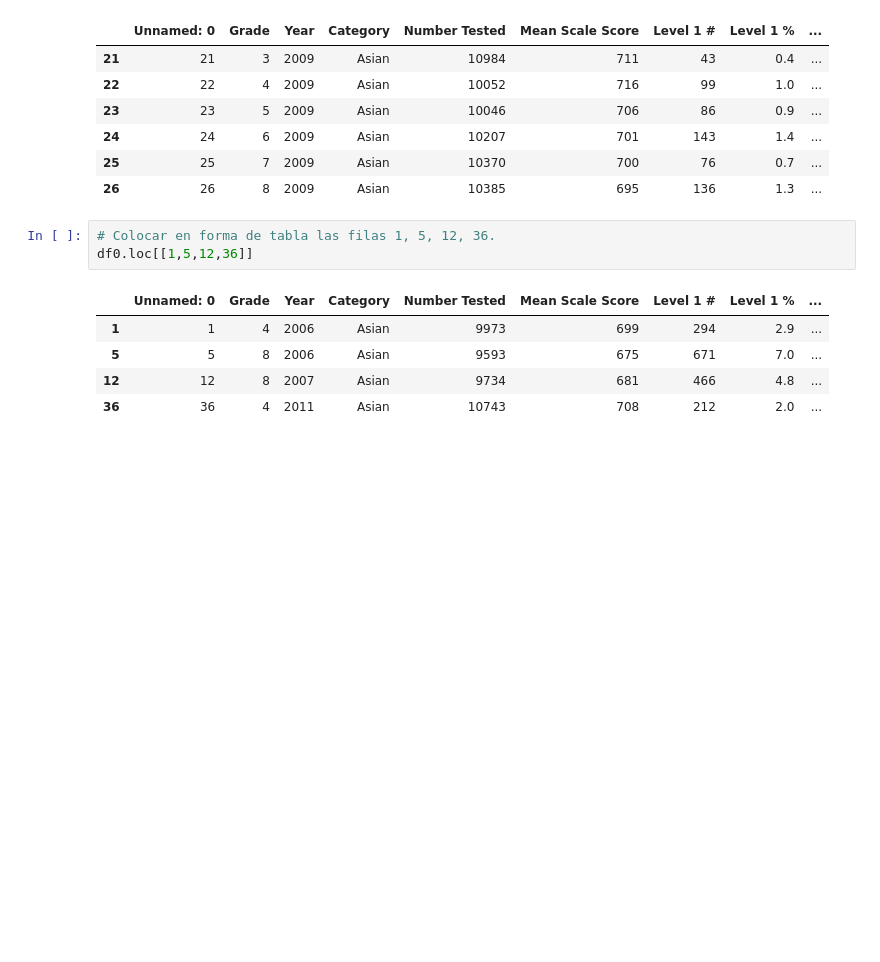
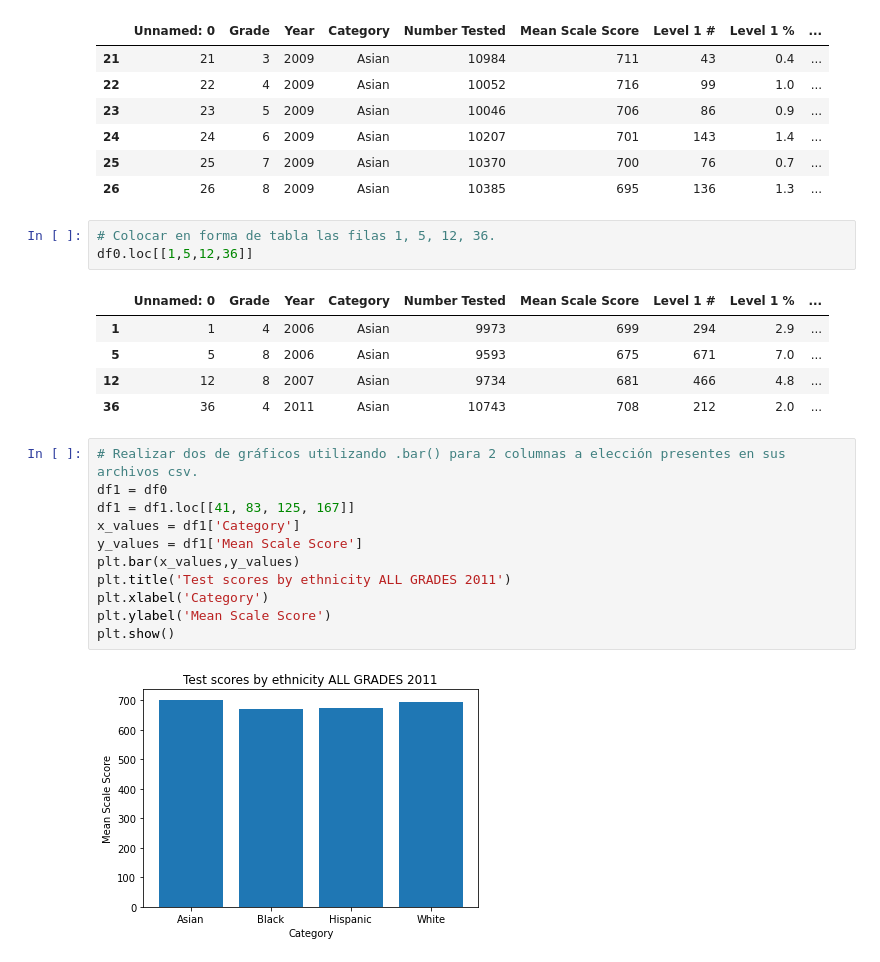
Before and after one commit to SimonAtias/Trabajos, a Jupyter notebook: Tec. Soporte Informático 2021/ManejoCsvPython/notebooks/exp.ipynb, the cells around one changed output. Drawn from its saved outputs; the diff is of its cells as text; blank space fills up the shorter version.

```diff
--- a/Tec. Soporte Informático 2021/ManejoCsvPython/notebooks/exp.ipynb
+++ b/Tec. Soporte Informático 2021/ManejoCsvPython/notebooks/exp.ipynb
@@ -67,3 +69,16 @@ df0.loc[[1,5,12,36]]
 | 5 | 5 | 8 | 2006 | Asian | 9593 | 675 | 671 | 7.0 | ... |
 | 12 | 12 | 8 | 2007 | Asian | 9734 | 681 | 466 | 4.8 | ... |
 | 36 | 36 | 4 | 2011 | Asian | 10743 | 708 | 212 | 2.0 | ... |
+# %%
+# Realizar dos de gráficos utilizando .bar() para 2 columnas a elección presentes en sus archivos csv.
+df1 = df0
+df1 = df1.loc[[41, 83, 125, 167]]
+x_values = df1['Category']
+y_values = df1['Mean Scale Score']
+plt.bar(x_values,y_values)
+plt.title('Test scores by ethnicity ALL GRADES 2011')
+plt.xlabel('Category')
+plt.ylabel('Mean Scale Score')
+plt.show()
+# %% [output]
+[figure, added]
```
Also changed, not shown: parts of 4 cells of this notebook, 1 other file.
